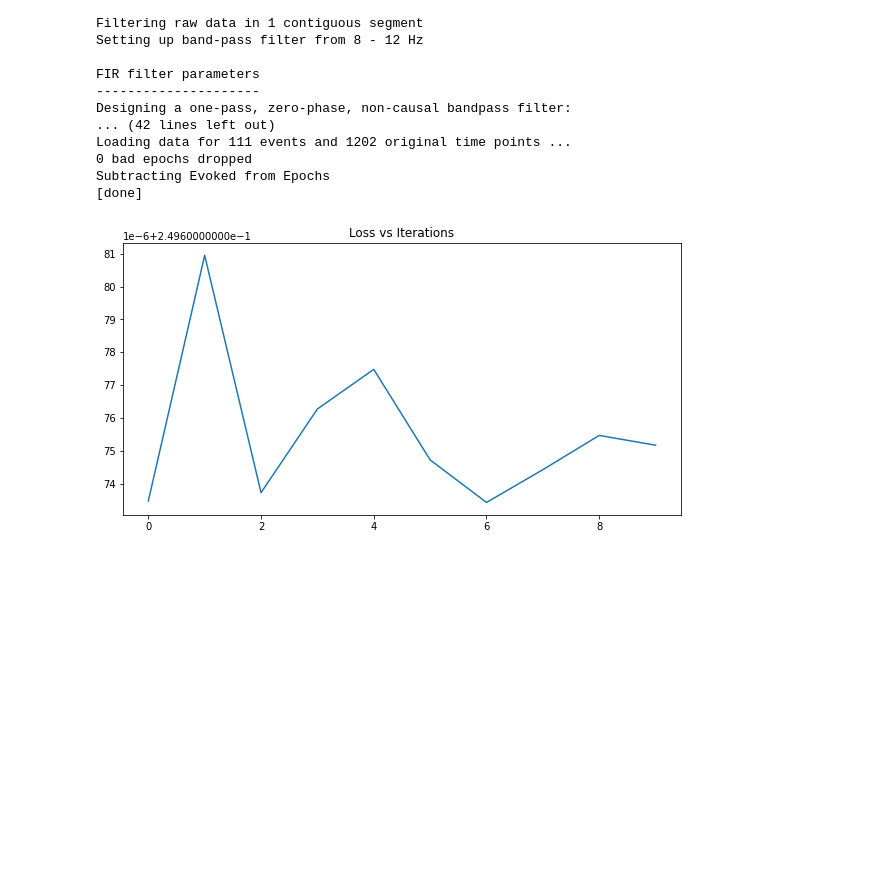
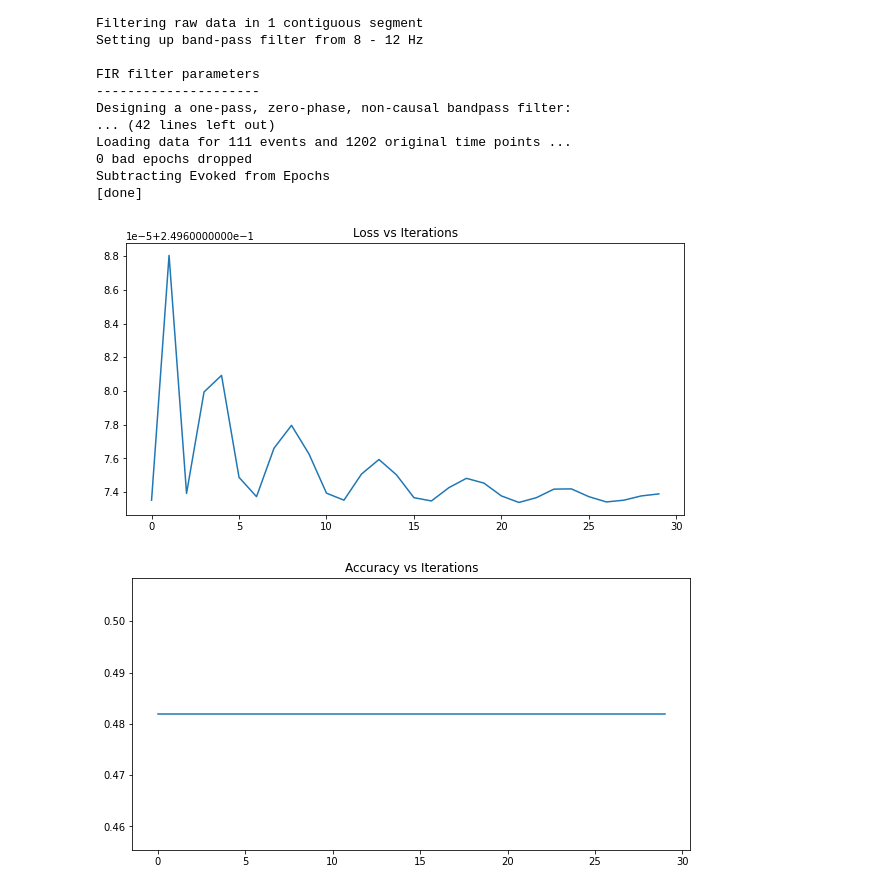
Before and after one commit to wakkihaya/mne-oscillation-classifier, a Jupyter notebook: src/jupyter-notebook/cnn.ipynb, the cells around one changed output. Drawn from its saved outputs; the diff is of its cells as text; code cells hidden in the pictures; blank space fills up the shorter version.

```diff
--- a/src/jupyter-notebook/cnn.ipynb
+++ b/src/jupyter-notebook/cnn.ipynb
@@ -136,8 +136,14 @@ cnn.add_module('Hidden Activation3', nn.ReLU())
 # Output Layer (Size 10 -> 1)
 cnn.add_module('Output Linear', nn.Linear(10, 1))
 cnn.add_module('Output Activation', nn.Sigmoid())
+# %%
+def accuracy(out, yb):
+    preds = torch.argmax(out, dim=1)
+    return (preds == yb).float().mean()
 # %%
-#TODO: Compare input ar
+#TODO: Compare input array shape for CNN model
+# TODO: What is number of classes for output?
+
 # Define a loss function
 loss_function = torch.nn.MSELoss()
 
@@ -146,6 +152,7 @@ def train_network(train_data, actual_class, iterations):
 
   # Keep track of loss at every training iteration
   loss_data = []
+  acc_data = []
 
   # Begin training for a certain amount of iterations
   for i in range(iterations):
@@ -164,14 +171,24 @@ def train_network(train_data, actual_class, iterations):
     loss.backward()
     optimizer.step()
 
+    acc = accuracy(classification, actual_class)
+    acc_data.append(acc)
+
   # Plot a nice loss graph at the end of training
   rcParams['figure.figsize'] = 10, 5
   plt.title("Loss vs Iterations")
   plt.plot(list(range(0, len(loss_data))), loss_data)
   plt.show()
+
+ # Plot accucacy
+  rcParams['figure.figsize'] = 10, 5
+  plt.title("Accuracy vs Iterations")
+  plt.plot(list(range(0, len(acc_data))), acc_data)
+  plt.show()
 # %%
 # Define a learning function, needs to be reinitialized every load
 optimizer = torch.optim.Adam(cnn.parameters(), lr =1e-3)
-train_network(X_train, y_train, iterations = 10)
+train_network(X_train, y_train, iterations = 30)
 # %% [output]
-[figure, old version]
+[figure, new version]
+[figure, added]
```
Also changed, not shown: parts of 1 cell of this notebook.
